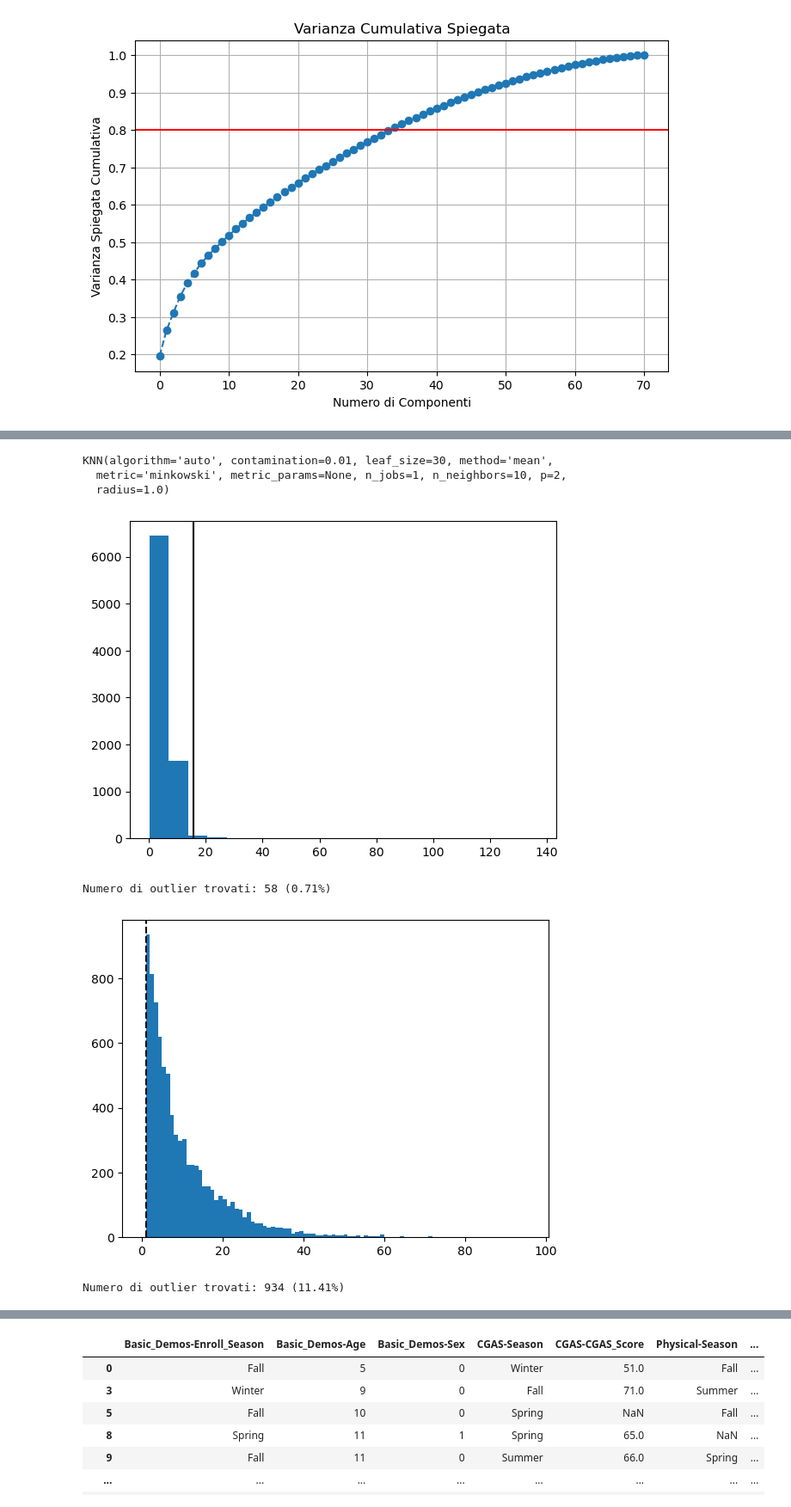
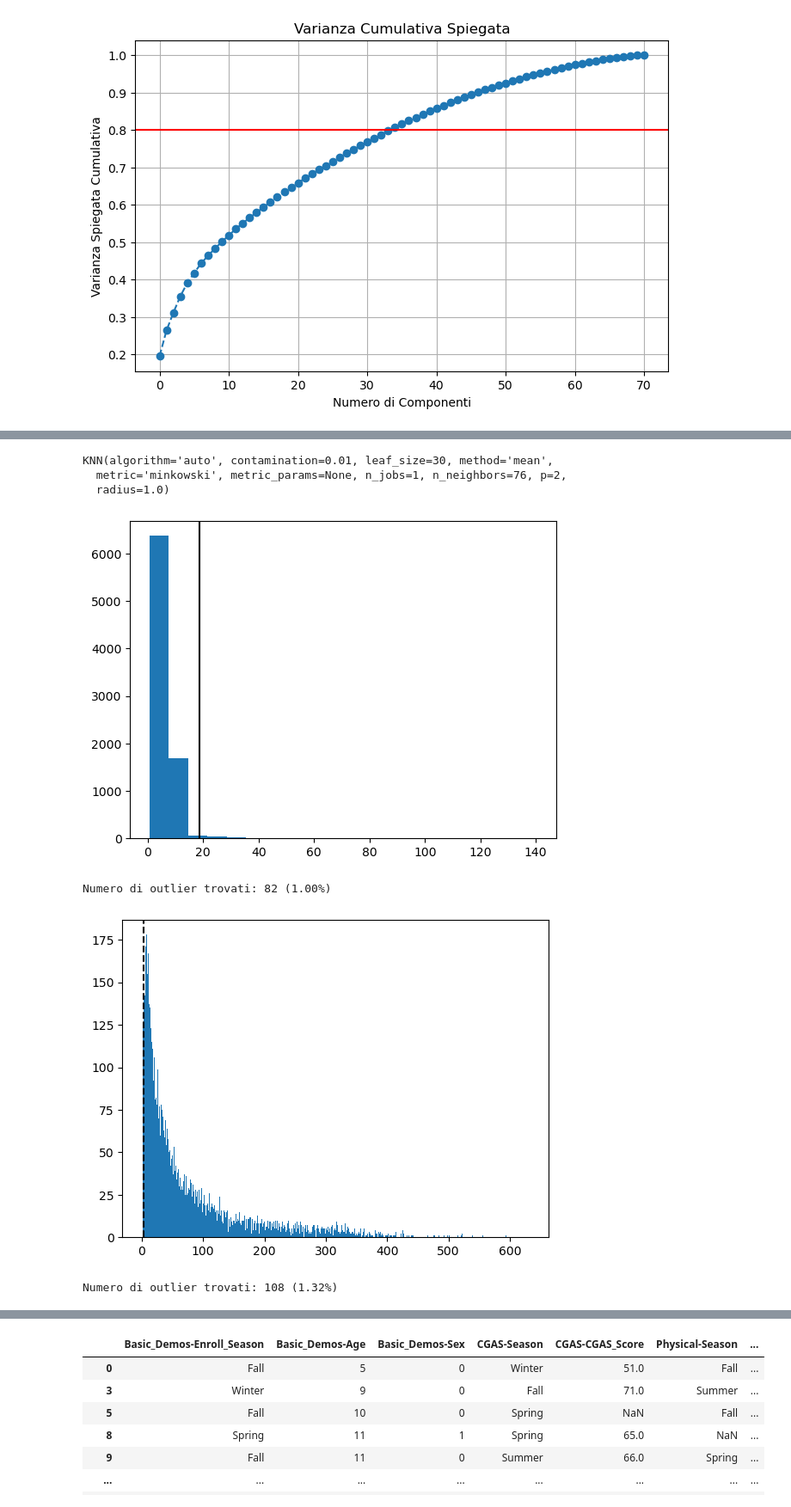
Before and after one commit to alessialaconca/Data_Mining_2_Child_Mind_Institute, a Jupyter notebook: ale/outliers_nopca.ipynb, the cells around one changed output, grey strips where cells are left out. Shown at 86% size. Saved outputs shown, nothing was run; the diff lists cells and outputs as text; code cells hidden in the pictures.

```diff
--- a/ale/outliers_nopca.ipynb
+++ b/ale/outliers_nopca.ipynb
@@ -180,7 +138,7 @@ Classe 3 vs Normale: AUC = 0.5484
 score [Angiulli and Pizzuti 2002]'''
 
 #n=round(m.sqrt(len(df_unito)))
-n=10
+n=76
 clf = KNN(contamination=0.01, n_neighbors=n, method='mean')
 #scritto nella descrizione del metodo e consigliato da guidotti: 'mean': use the average of all k neighbors as the outlier score
 
@@ -199,41 +157,41 @@ print(f"Numero di outlier trovati: {int(n_outliers_knn)} ({n_outliers_knn/len(df
 #1% di outliers come scritto nelle slide (contamination)
 # %% [output]
 KNN(algorithm='auto', contamination=0.01, leaf_size=30, method='mean',
-  metric='minkowski', metric_params=None, n_jobs=1, n_neighbors=10, p=2,
+  metric='minkowski', metric_params=None, n_jobs=1, n_neighbors=76, p=2,
   radius=1.0)
-[figure, old version]
+[figure, new version]
-Numero di outlier trovati: 58 (0.71%)
+Numero di outlier trovati: 82 (1.00%)
 # %%
 #=====RKNN======
 # 1. Trova i k-vicini per ogni punto
-k = 10
+k = 76
 nbrs = NearestNeighbors(n_neighbors=k).fit(X_standard)
 distances, indices = nbrs.kneighbors(X_standard)
 
 # 2. Conta quante volte ogni indice compare nella matrice dei vicini
 # 'indices' contiene gli indici dei k vicini per ogni riga
 flat_indices = indices.flatten()
 counts = np.bincount(flat_indices, minlength=len(X_standard))
 
 # 3. Lo score RkNN è il conteggio (invertito)
 # Più il conteggio è basso, più il punto è un outlier
 rknn_scores = counts
 
 out= np.percentile(rknn_scores, q=1)
 
 outliers_rknn = np.zeros(len(rknn_scores))
 outliers_rknn[rknn_scores <= out] = 1
 
 plt.hist(rknn_scores, bins=range(int(np.max(rknn_scores))))
 plt.axvline(np.max(rknn_scores[np.where(out==1)]), c='k', linestyle='--')
 plt.show()
 
 n_outliers_rknn = np.sum(outliers_rknn)
 print(f"Numero di outlier trovati: {int(n_outliers_rknn)} ({n_outliers_rknn/len(df_unito)*100:.2f}%)")
 #molto in dubbio. mi da 11% di outliers pur impostando 1. secondo gemini molti valori tutti uguali e quindi si arriva all'11
 # %% [output]
-[figure, old version]
+[figure, new version]
-Numero di outlier trovati: 934 (11.41%)
+Numero di outlier trovati: 108 (1.32%)
 # %%
 # ==== ## LOF (sklearn) ====
 from sklearn.neighbors import LocalOutlierFactor
```
Also changed, not shown: parts of 5 cells of this notebook, 1 other file.
